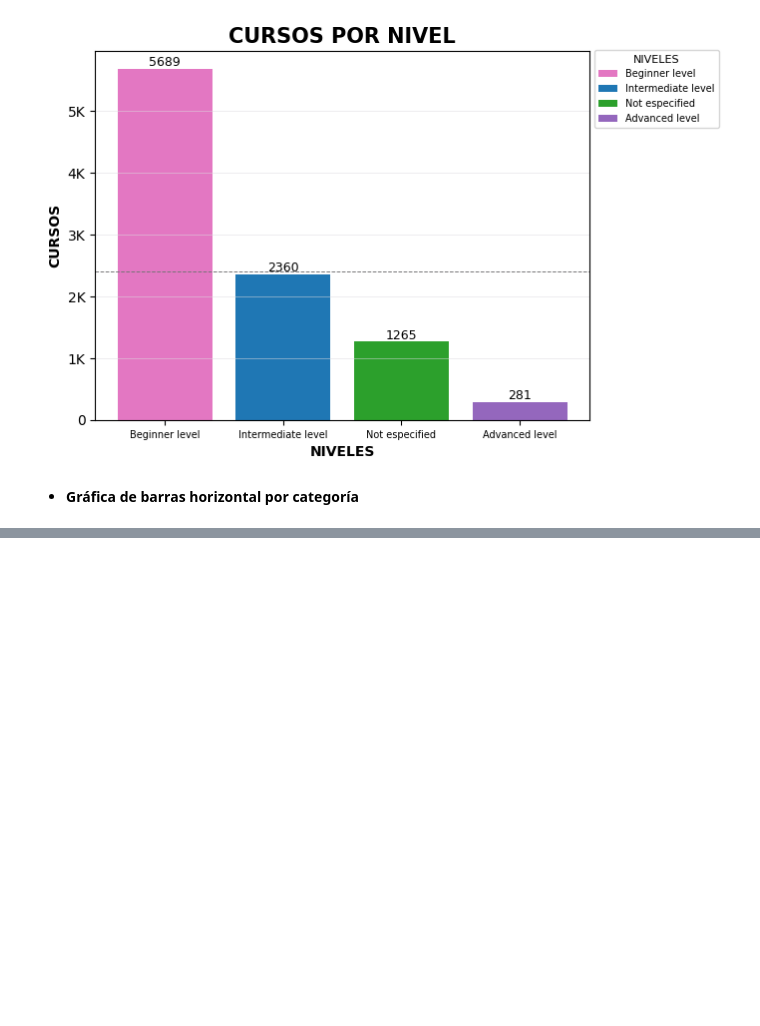
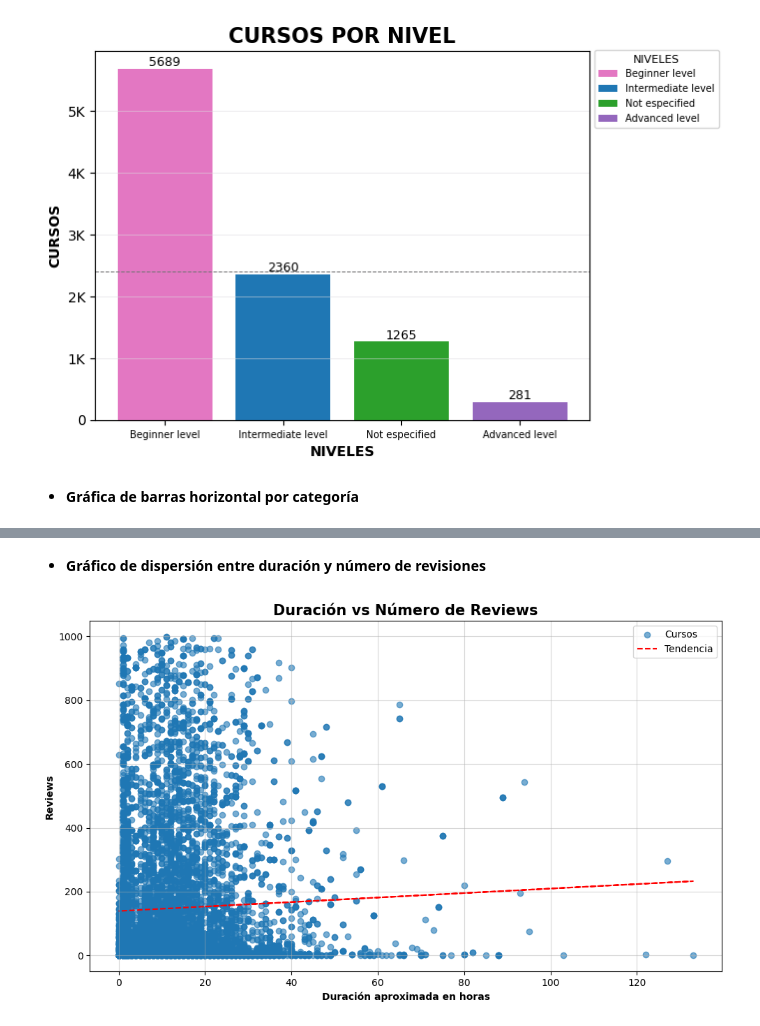
Before and after one commit to MelyzaRC/SS2_1S2025_201314821, a Jupyter notebook: Practica2/practica2.ipynb, the cells around one changed output, grey strips where cells are left out. Cells and saved outputs as stored; diff of their text form; code cells hidden in the pictures; blank space fills up the shorter version.

```diff
--- a/Practica2/practica2.ipynb
+++ b/Practica2/practica2.ipynb
@@ -144,0 +149,35 @@ plt.show()
+# %% [markdown]
+- **Gráfico de dispersión entre duración y número de revisiones**
+# %%
+import numpy as np
+import matplotlib.pyplot as plt
+
+x = df['Duration']
+y = df['Review']
+
+# Eliminar valores NaN
+mask = ~np.isnan(x) & ~np.isnan(y)
+x_clean = x[mask]
+y_clean = y[mask]
+
+# Calcular la regresión lineal
+m, b = np.polyfit(x_clean, y_clean, 1)
+
+# Crear gráfico de dispersión
+plt.figure(figsize=(10, 6))
+plt.scatter(x_clean, y_clean, alpha=0.6, color='tab:blue', label='Cursos')
+
+# Agregar línea de tendencia
+plt.plot(x_clean, m * x_clean + b, color='red', linestyle='--', label='Tendencia')
+
+# Etiquetas
+plt.title('Duración vs Número de Reviews', fontsize=15, fontweight='bold')
+plt.xlabel('Duración aproximada en horas', fontsize=10, fontweight='bold')
+plt.ylabel('Reviews', fontsize=10, fontweight='bold')
+plt.grid(True, linestyle='-', alpha=0.5)
+plt.legend()
+
+plt.tight_layout()
+plt.show()
+# %% [output]
+[figure, added]
```
Also changed, not shown: parts of 3 cells of this notebook.
